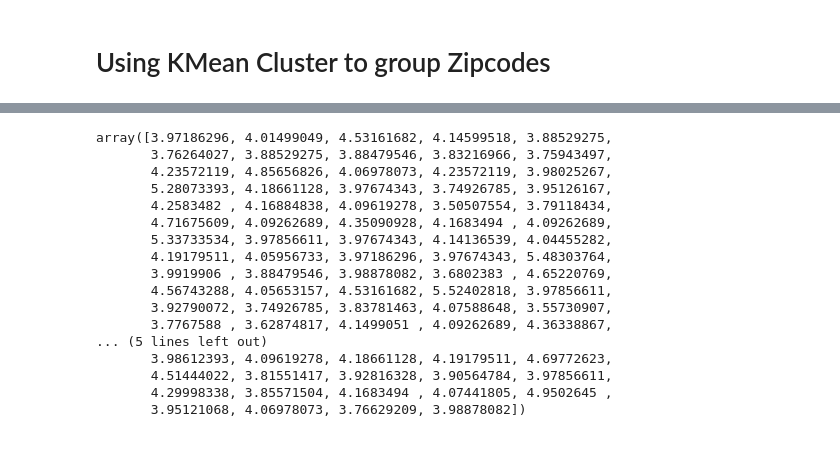
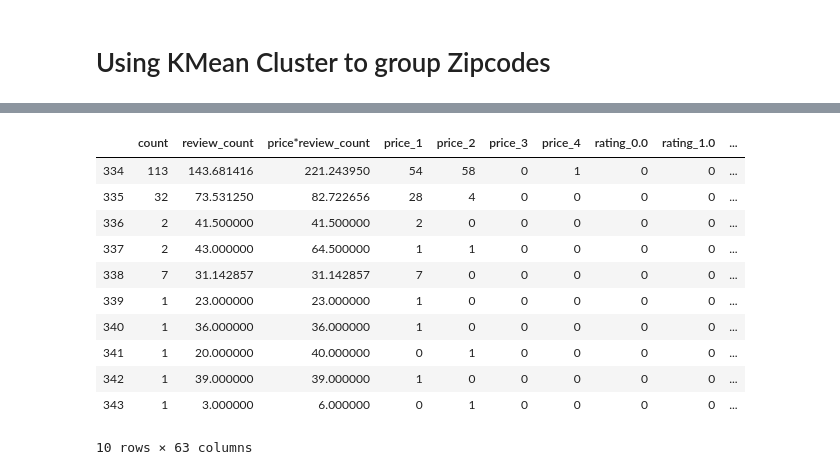
Before and after one commit to aejsong/Predicting-Neighborhood-Affluence-with-Yelp, a Jupyter notebook: Code/Echo_model_practice.ipynb, the cells around one changed output, grey strips where cells are left out. Saved outputs shown, nothing was run; the diff lists cells and outputs as text; code cells hidden in the pictures; blank space fills up the shorter version.

```diff
--- a/Code/Echo_model_practice.ipynb
+++ b/Code/Echo_model_practice.ipynb
@@ -821,2 +838,17 @@ plt.title('Model with Clusters', fontsize = 24);
 # %%
 X_cluster = pd.concat([X_train,X_test],axis = 0, sort = False)
+# %%
+X_cluster.sort_index().tail(10)
+# %% [output]
+|  | count | review_count | price*review_count | price_1 | price_2 | price_3 | price_4 | rating_0.0 | rating_1.0 | ... |
+| 334 | 113 | 143.681416 | 221.243950 | 54 | 58 | 0 | 1 | 0 | 0 | ... |
+| 335 | 32 | 73.531250 | 82.722656 | 28 | 4 | 0 | 0 | 0 | 0 | ... |
+| 336 | 2 | 41.500000 | 41.500000 | 2 | 0 | 0 | 0 | 0 | 0 | ... |
+| 337 | 2 | 43.000000 | 64.500000 | 1 | 1 | 0 | 0 | 0 | 0 | ... |
+| 338 | 7 | 31.142857 | 31.142857 | 7 | 0 | 0 | 0 | 0 | 0 | ... |
+| 339 | 1 | 23.000000 | 23.000000 | 1 | 0 | 0 | 0 | 0 | 0 | ... |
+| 340 | 1 | 36.000000 | 36.000000 | 1 | 0 | 0 | 0 | 0 | 0 | ... |
+| 341 | 1 | 20.000000 | 40.000000 | 0 | 1 | 0 | 0 | 0 | 0 | ... |
+| 342 | 1 | 39.000000 | 39.000000 | 1 | 0 | 0 | 0 | 0 | 0 | ... |
+| 343 | 1 | 3.000000 | 6.000000 | 0 | 1 | 0 | 0 | 0 | 0 | ... |
+10 rows × 63 columns
@@ -827,20 +860,0 @@ y_pred = adaboost_reg.predict(X_test)
-# %%
-y_pred
-# %% [output]
-array([3.97186296, 4.01499049, 4.53161682, 4.14599518, 3.88529275,
-       3.76264027, 3.88529275, 3.88479546, 3.83216966, 3.75943497,
-       4.23572119, 4.85656826, 4.06978073, 4.23572119, 3.98025267,
-       5.28073393, 4.18661128, 3.97674343, 3.74926785, 3.95126167,
-       4.2583482 , 4.16884838, 4.09619278, 3.50507554, 3.79118434,
-       4.71675609, 4.09262689, 4.35090928, 4.1683494 , 4.09262689,
-       5.33733534, 3.97856611, 3.97674343, 4.14136539, 4.04455282,
-       4.19179511, 4.05956733, 3.97186296, 3.97674343, 5.48303764,
-       3.9919906 , 3.88479546, 3.98878082, 3.6802383 , 4.65220769,
-       4.56743288, 4.05653157, 4.53161682, 5.52402818, 3.97856611,
-       3.92790072, 3.74926785, 3.83781463, 4.07588648, 3.55730907,
-       3.7767588 , 3.62874817, 4.1499051 , 4.09262689, 4.36338867,
-... (5 lines left out)
-       3.98612393, 4.09619278, 4.18661128, 4.19179511, 4.69772623,
-       4.51444022, 3.81551417, 3.92816328, 3.90564784, 3.97856611,
-       4.29998338, 3.85571504, 4.1683494 , 4.07441805, 4.9502645 ,
-       3.95121068, 4.06978073, 3.76629209, 3.98878082])
```
Also changed, not shown: parts of 50 cells of this notebook, 2 other files.
